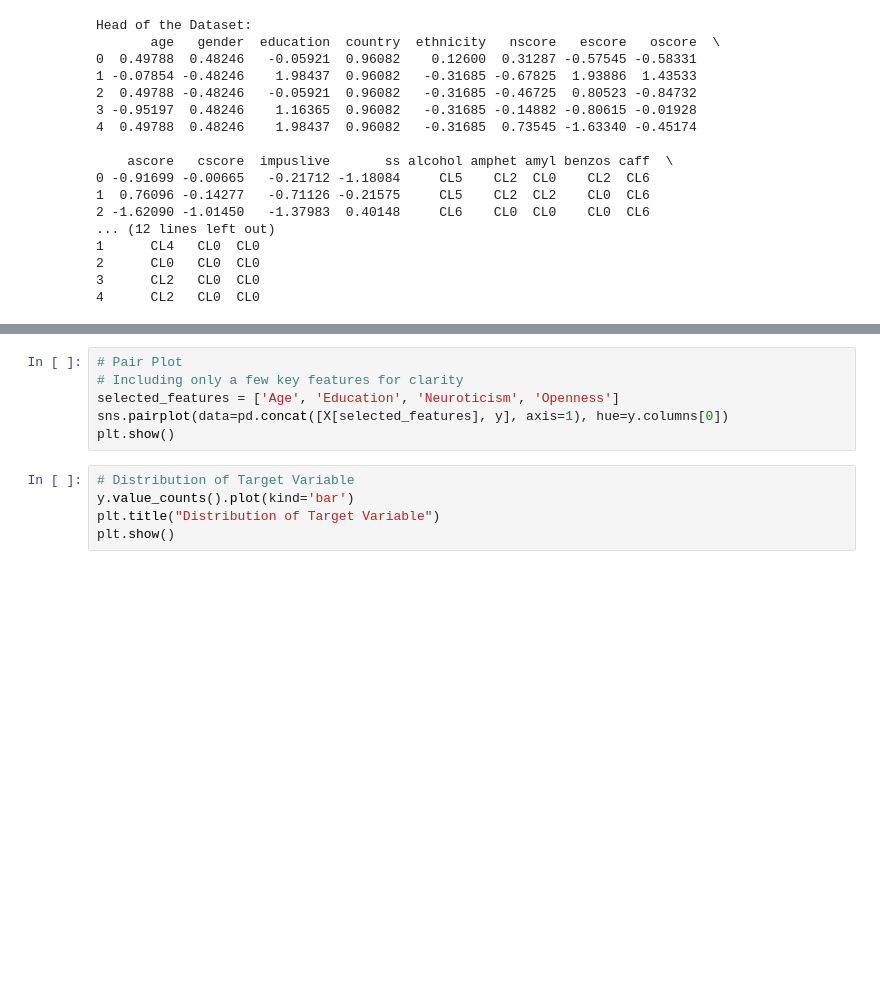
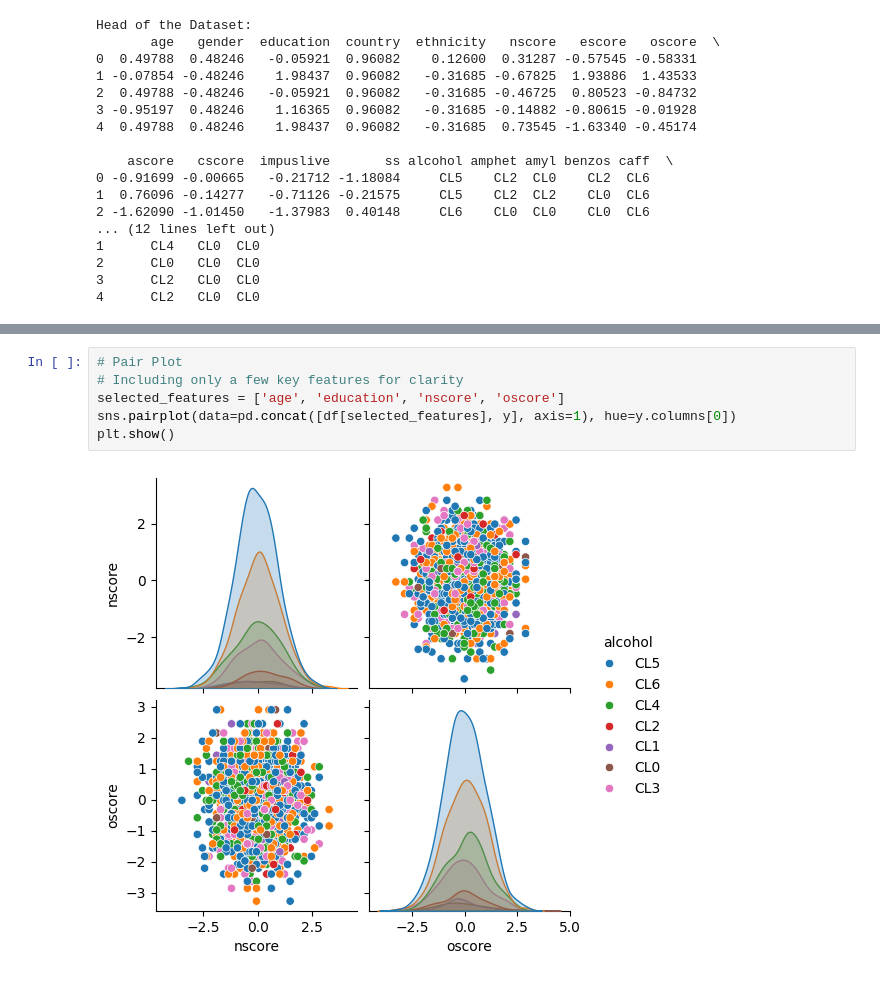
Before and after one commit to rohanxavier33/finalDrug, a Jupyter notebook: final.ipynb, the cells around one changed output, grey strips where cells are left out. Saved outputs shown, nothing was run; the diff lists cells and outputs as text; blank space fills up the shorter version.

```diff
--- a/final.ipynb
+++ b/final.ipynb
@@ -186,11 +168,8 @@ plt.show()
 # %%
 # Pair Plot
 # Including only a few key features for clarity
-selected_features = ['Age', 'Education', 'Neuroticism', 'Openness']
-sns.pairplot(data=pd.concat([X[selected_features], y], axis=1), hue=y.columns[0])
+selected_features = ['age', 'education', 'nscore', 'oscore']
+sns.pairplot(data=pd.concat([df[selected_features], y], axis=1), hue=y.columns[0])
 plt.show()
+# %% [output]
+[figure, added]
-# %%
-# Distribution of Target Variable
-y.value_counts().plot(kind='bar')
-plt.title("Distribution of Target Variable")
-plt.show()
```
Also changed, not shown: parts of 12 cells of this notebook.
